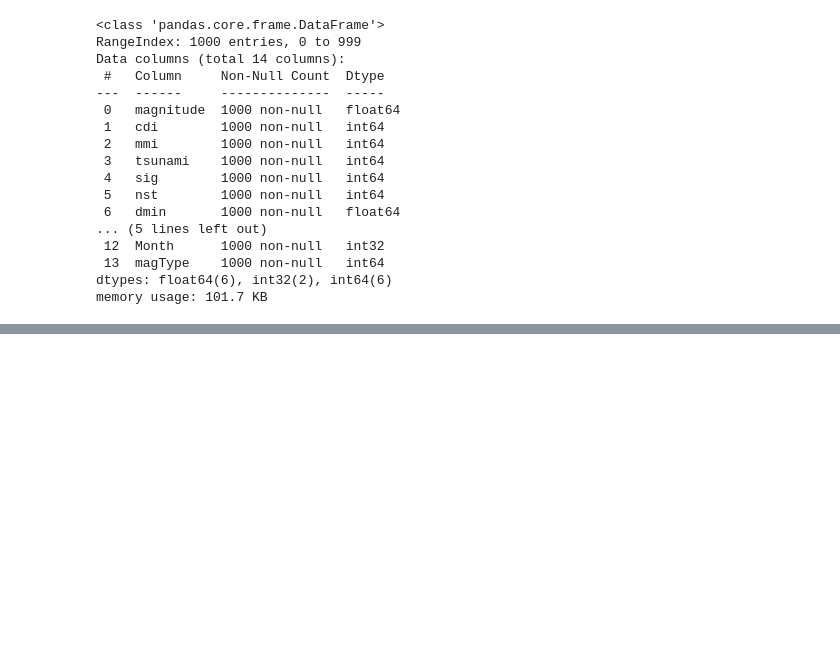
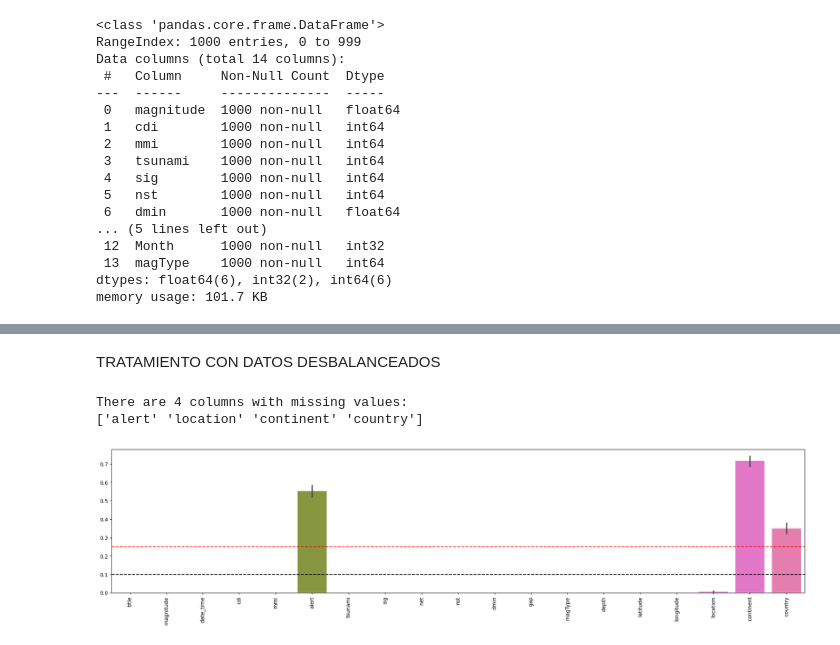
Before and after one commit to CristianLLDev/talentotech, a Jupyter notebook: Proyecto Final Regresion Logistica Terremotos/Proyecto_final_Bootcam_IA_Integrador_Terremotos_Cristian_Llanten.ipynb, the cells around one changed output, grey strips where cells are left out. Saved outputs shown, nothing was run; the diff lists cells and outputs as text; code cells hidden in the pictures; blank space fills up the shorter version.

```diff
--- a/Proyecto Final Regresion Logistica Terremotos/Proyecto_final_Bootcam_IA_Integrador_Terremotos_Cristian_Llanten.ipynb
+++ b/Proyecto Final Regresion Logistica Terremotos/Proyecto_final_Bootcam_IA_Integrador_Terremotos_Cristian_Llanten.ipynb
@@ -355,0 +417,2 @@ weighted avg       1.00      1.00      1.00       300
+# %% [markdown]
+TRATAMIENTO CON DATOS DESBALANCEADOS
@@ -355,0 +428,18 @@ weighted avg       1.00      1.00      1.00       300
+# %%
+df = pd.read_csv("earthquake_1995-2023.csv")
+data = df.copy()
+# %%
+_ = data.columns[data.isna().any()]
+print(colored(f'\nThere are {len(_)} columns with missing values:', color='red', attrs=['bold', 'blink']))
+print('{}\n'.format(_.values))
+
+_, ax = plt.subplots(figsize=(24, 5))
+sns.barplot(data=data.isna(), ax=ax)
+ax.set_xticklabels(ax.get_xticklabels(), rotation=90, ha='center')
+ax.axhline(0.25, ls='--', c='r')
+ax.axhline(0.1, ls='--', c='k')
+_ = None
+# %% [output]
+There are 4 columns with missing values:
+['alert' 'location' 'continent' 'country']
+[figure, added]
```
Also changed, not shown: parts of 14 cells of this notebook, 2 other files.
